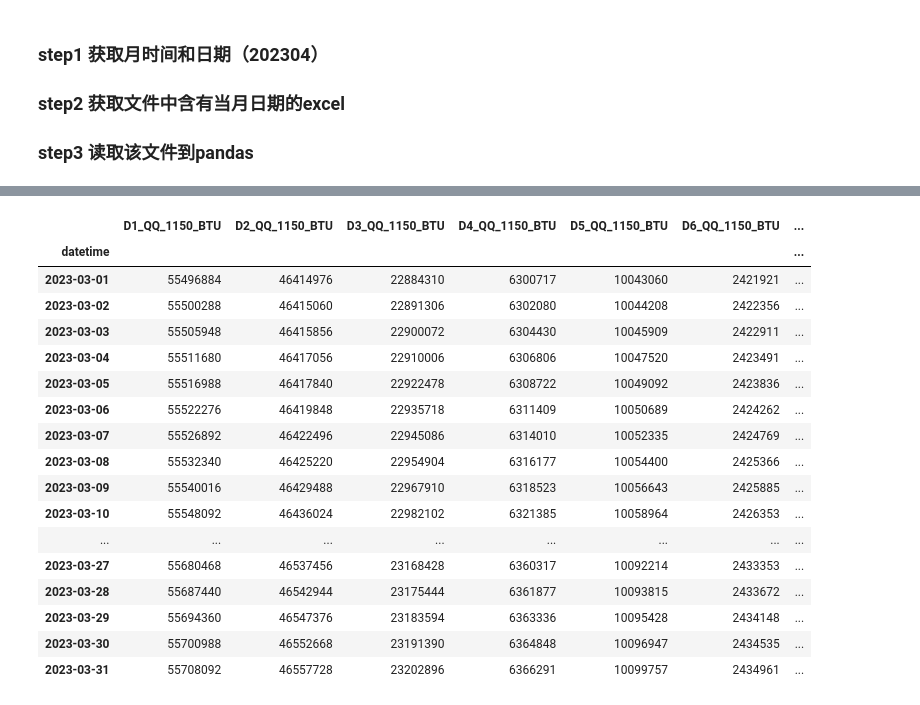
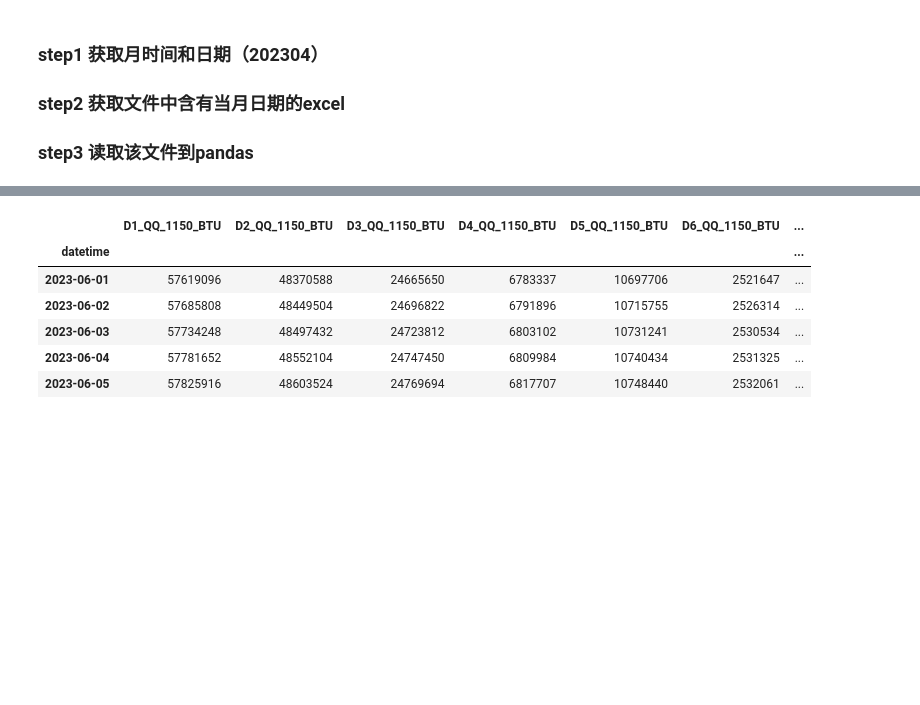
Before and after one commit to funnyhank/PythonCode, a Jupyter notebook: Monthlybill/Monthlybill_CHW.ipynb, the cells around one changed output, grey strips where cells are left out. Cells and saved outputs as stored; diff of their text form; code cells hidden in the pictures; blank space fills up the shorter version.

```diff
--- a/Monthlybill/Monthlybill_CHW.ipynb
+++ b/Monthlybill/Monthlybill_CHW.ipynb
@@ -85,30 +102,19 @@ df.head()
 # %%
 # daymax = df.groupby(pd.Grouper(key='datetime', axis=0,
 #                       freq='D')).max()
 daymin = df.groupby(pd.Grouper(key='datetime', axis=0,
-                      freq='D')).min()
+                               freq='D')).min()
 daymin_s = daymin[:-1]
 daymin_e = daymin[1:]
-daymin_s
+daymin_s.head()
 # %% [output]
 |  | D1_QQ_1150_BTU | D2_QQ_1150_BTU | D3_QQ_1150_BTU | D4_QQ_1150_BTU | D5_QQ_1150_BTU | D6_QQ_1150_BTU | ... |
 | datetime |  |  |  |  |  |  | ... |
-| 2023-03-01 | 55496884 | 46414976 | 22884310 | 6300717 | 10043060 | 2421921 | ... |
-| 2023-03-02 | 55500288 | 46415060 | 22891306 | 6302080 | 10044208 | 2422356 | ... |
-| 2023-03-03 | 55505948 | 46415856 | 22900072 | 6304430 | 10045909 | 2422911 | ... |
-| 2023-03-04 | 55511680 | 46417056 | 22910006 | 6306806 | 10047520 | 2423491 | ... |
-| 2023-03-05 | 55516988 | 46417840 | 22922478 | 6308722 | 10049092 | 2423836 | ... |
-| 2023-03-06 | 55522276 | 46419848 | 22935718 | 6311409 | 10050689 | 2424262 | ... |
-| 2023-03-07 | 55526892 | 46422496 | 22945086 | 6314010 | 10052335 | 2424769 | ... |
-| 2023-03-08 | 55532340 | 46425220 | 22954904 | 6316177 | 10054400 | 2425366 | ... |
-| 2023-03-09 | 55540016 | 46429488 | 22967910 | 6318523 | 10056643 | 2425885 | ... |
-| 2023-03-10 | 55548092 | 46436024 | 22982102 | 6321385 | 10058964 | 2426353 | ... |
-| ... | ... | ... | ... | ... | ... | ... | ... |
-| 2023-03-27 | 55680468 | 46537456 | 23168428 | 6360317 | 10092214 | 2433353 | ... |
-| 2023-03-28 | 55687440 | 46542944 | 23175444 | 6361877 | 10093815 | 2433672 | ... |
-| 2023-03-29 | 55694360 | 46547376 | 23183594 | 6363336 | 10095428 | 2434148 | ... |
-| 2023-03-30 | 55700988 | 46552668 | 23191390 | 6364848 | 10096947 | 2434535 | ... |
-| 2023-03-31 | 55708092 | 46557728 | 23202896 | 6366291 | 10099757 | 2434961 | ... |
+| 2023-06-01 | 57619096 | 48370588 | 24665650 | 6783337 | 10697706 | 2521647 | ... |
+| 2023-06-02 | 57685808 | 48449504 | 24696822 | 6791896 | 10715755 | 2526314 | ... |
+| 2023-06-03 | 57734248 | 48497432 | 24723812 | 6803102 | 10731241 | 2530534 | ... |
+| 2023-06-04 | 57781652 | 48552104 | 24747450 | 6809984 | 10740434 | 2531325 | ... |
+| 2023-06-05 | 57825916 | 48603524 | 24769694 | 6817707 | 10748440 | 2532061 | ... |
 # %%
 data_0 = df[df["datetime"].dt.hour == 0]  # .dt获取每天某小时的数据
 data_0_s = data_0[:-1]
```
Also changed, not shown: parts of 16 cells of this notebook, 1 other file.
